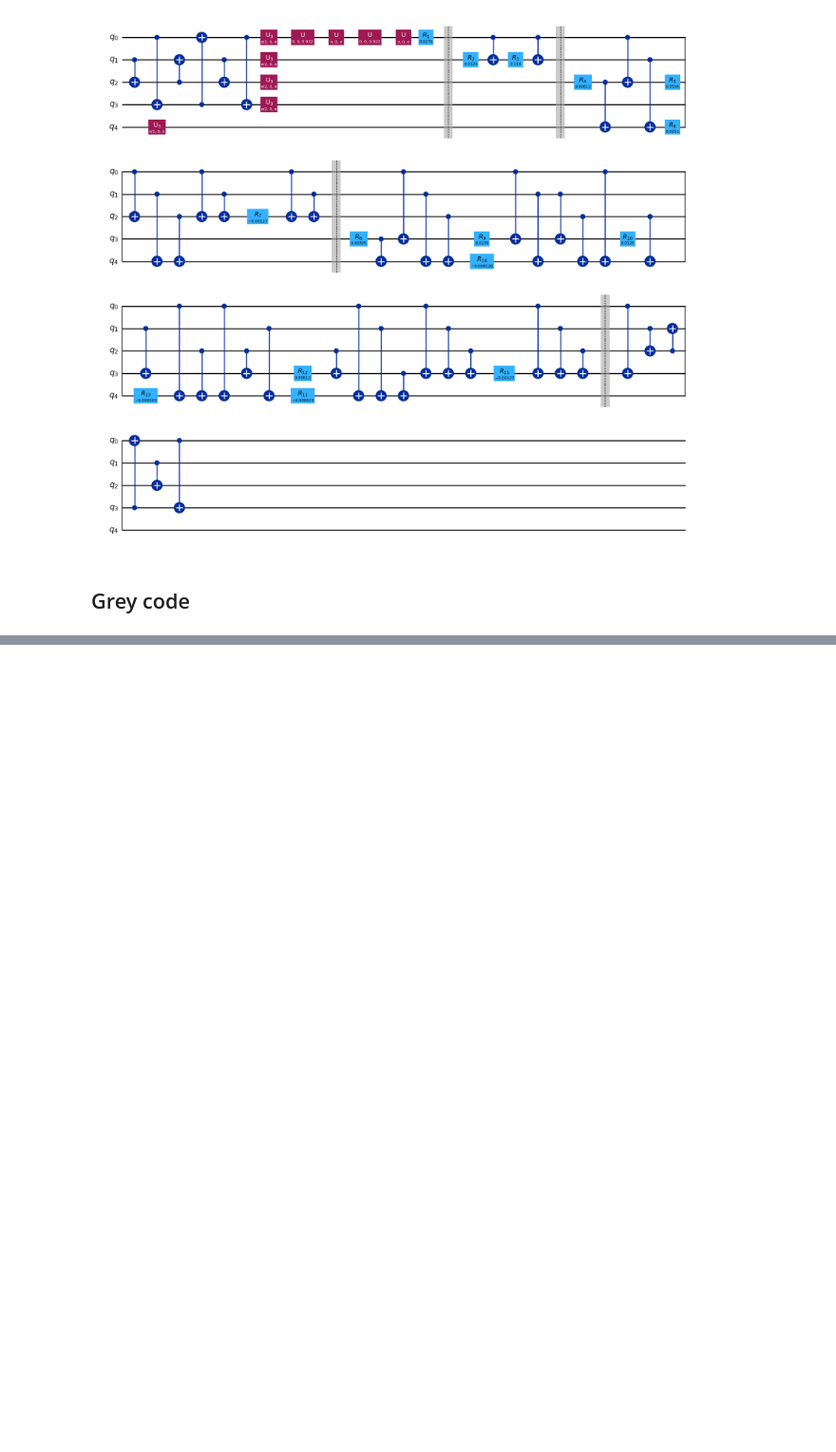
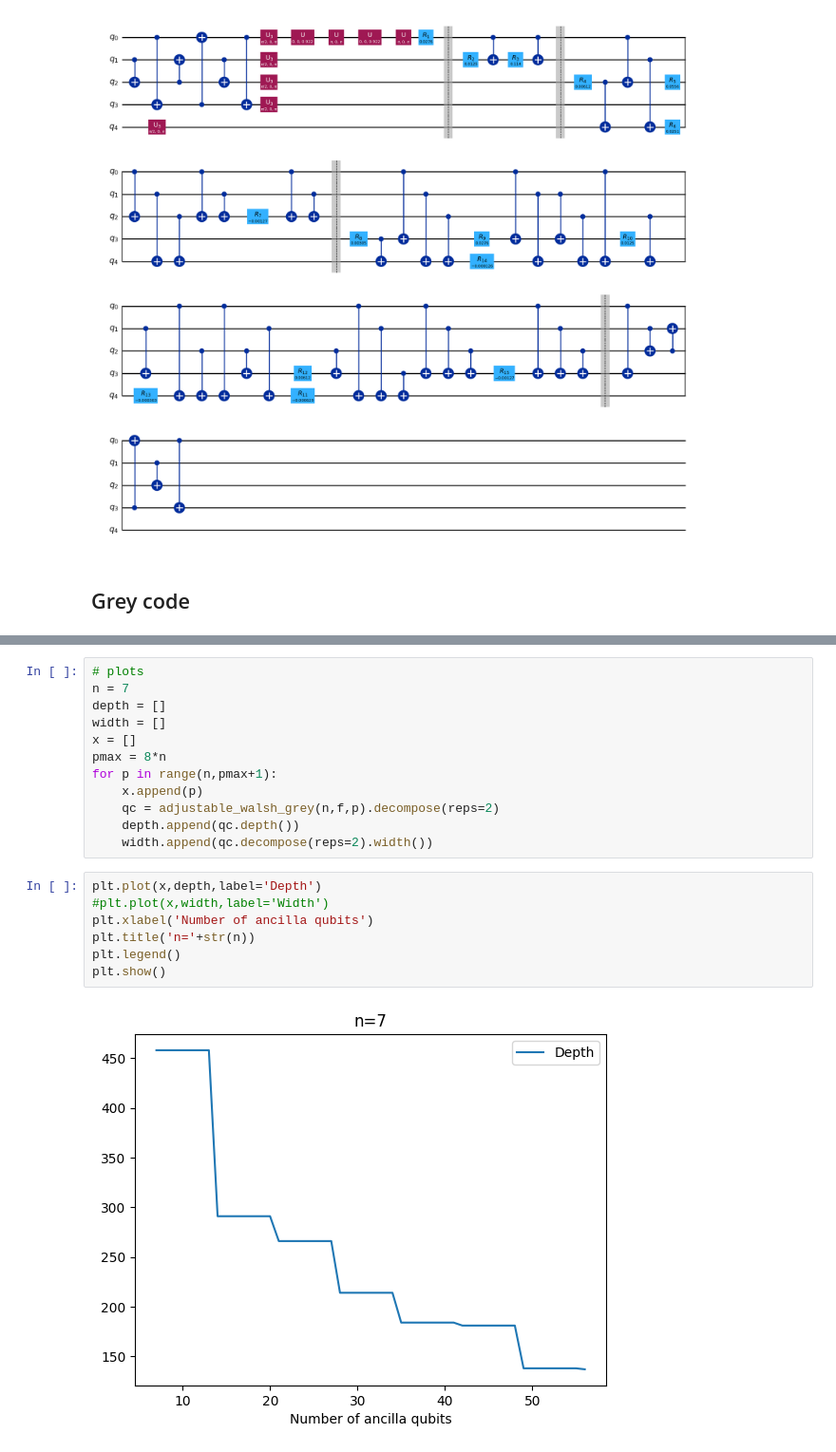
Before and after one commit to ugo-nzongani/Adjustable-depth-quantum-circuit-for-diagonal-unitary-and-QSP, a Jupyter notebook: 2024.ipynb, the cells around one changed output, grey strips where cells are left out. Shown at 95% size. Drawn from its saved outputs; the diff is of its cells as text; blank space fills up the shorter version.

```diff
--- a/2024.ipynb
+++ b/2024.ipynb
@@ -911,0 +963,21 @@ def copy(reg1,reg2):
+# %%
+# plots
+n = 7
+depth = []
+width = []
+x = []
+pmax = 8*n
+for p in range(n,pmax+1):
+    x.append(p)
+    qc = adjustable_walsh_grey(n,f,p).decompose(reps=2)
+    depth.append(qc.depth())
+    width.append(qc.decompose(reps=2).width())
+# %%
+plt.plot(x,depth,label='Depth')
+#plt.plot(x,width,label='Width')
+plt.xlabel('Number of ancilla qubits')
+plt.title('n='+str(n))
+plt.legend()
+plt.show()
+# %% [output]
+[figure, added]
```
Also changed, not shown: parts of 8 cells of this notebook.
